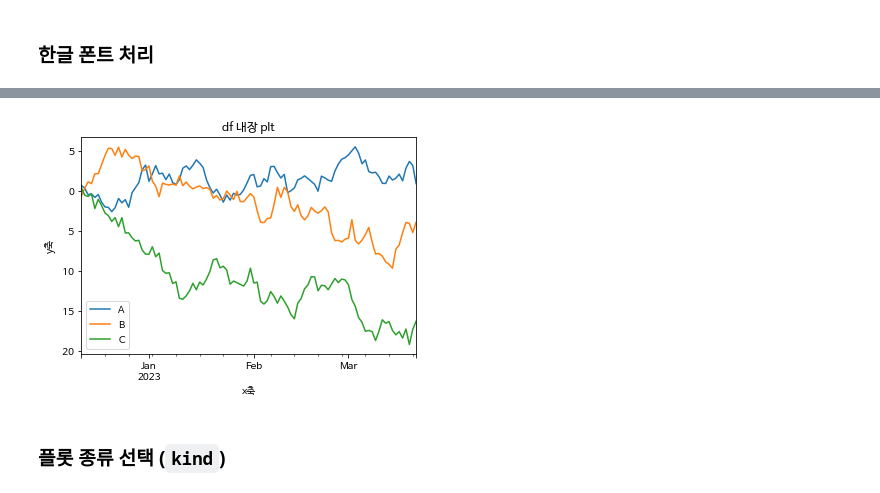
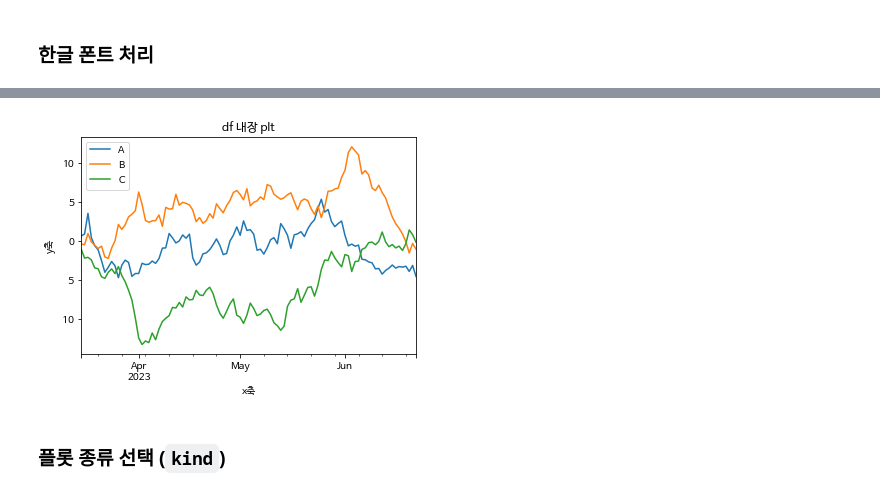
Before and after one commit to baejinu/DataAnalysis, a Jupyter notebook: kwak/ch07_01_시각화_기초_wa99_ipynb의_사본.ipynb, the cells around one changed output, grey strips where cells are left out. Saved outputs shown, nothing was run; the diff lists cells and outputs as text; code cells hidden in the pictures.

Commit message:
plot

```diff
--- a/kwak/ch07_01_시각화_기초_wa99_ipynb의_사본.ipynb
+++ b/kwak/ch07_01_시각화_기초_wa99_ipynb의_사본.ipynb
@@ -407,0 +416,10 @@ plt.rc('font', family='NanumBarunGothic')
+# %%
+np.random.seed(2023)
+df1 = pd.DataFrame(
+    np.random.randn(100, 3), # 100 x 3 정규분포를 따르는 난수 배열
+    index=pd.date_range('2023.03.15', periods=100), # 시작점과 갯수 -> n개(일)의 날짜 범위
+    # 열 인덱스
+    columns=list('ABC'),
+).cumsum() # 행->누적합
+# ).cumprod() # 행->누적곱
+df1
@@ -408,8 +448,15 @@ plt.rc('font', family='NanumBarunGothic')
 # %%
 # https://pandas.pydata.org/pandas-docs/version/1.3/reference/api/pandas.DataFrame.plot.html
 # https://wikidocs.net/159927
+df1.plot() # plt.plot()
+# 1. plot 안에 옵션을 넣어서 처리
+# 2. plt를 불러서 처리
+plt.title('df 내장 plt')
+plt.xlabel('x축')
+plt.ylabel('y축')
+plt.show()
 # %% [output]
-[figure, old version]
+[figure, new version]
 # %% [markdown]
 ### 플롯 종류 선택 (`kind`)
 # %%
```
Also changed, not shown: parts of 22 cells of this notebook.
